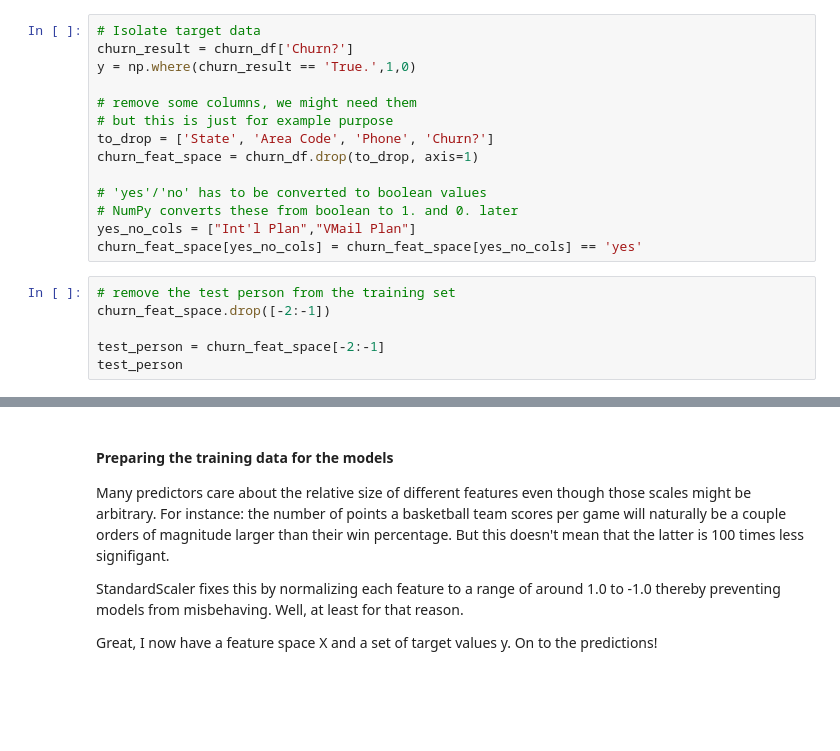
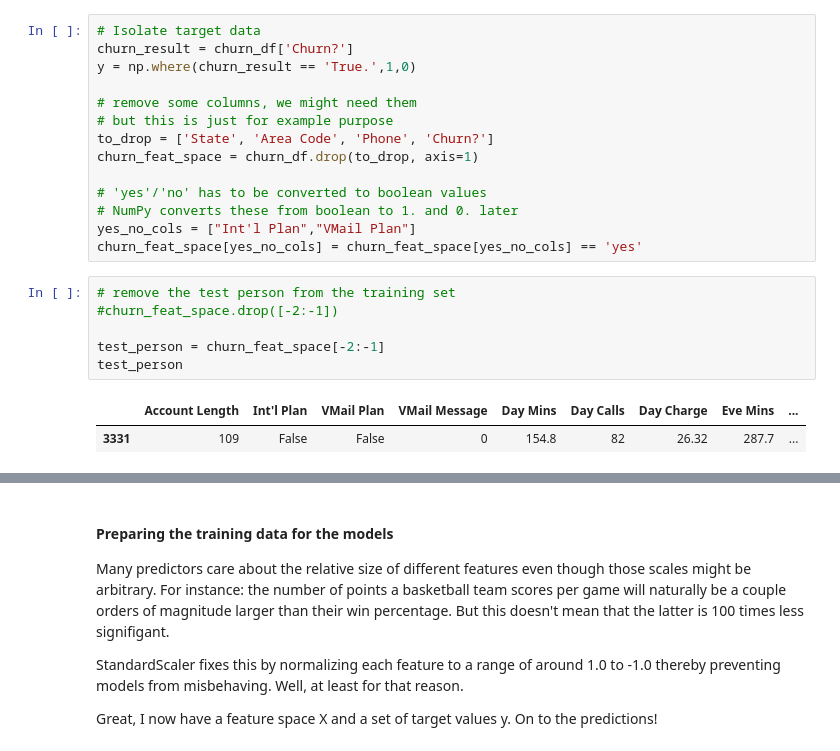
Before and after one commit to eleijonmarck/analytics-workflow-showcase, a Jupyter notebook: notebooks/churnBabyChurn.ipynb, the cells around one changed output, grey strips where cells are left out. Cells and saved outputs as stored; diff of their text form; blank space fills up the shorter version.

Commit message:
churnBabychurn

```diff
--- a/notebooks/churnBabyChurn.ipynb
+++ b/notebooks/churnBabyChurn.ipynb
@@ -99,10 +110,13 @@ yes_no_cols = ["Int'l Plan","VMail Plan"]
 churn_feat_space[yes_no_cols] = churn_feat_space[yes_no_cols] == 'yes'
 # %%
 # remove the test person from the training set
-churn_feat_space.drop([-2:-1])
+#churn_feat_space.drop([-2:-1])
 
 test_person = churn_feat_space[-2:-1]
 test_person
+# %% [output]
+|  | Account Length | Int'l Plan | VMail Plan | VMail Message | Day Mins | Day Calls | Day Charge | Eve Mins | ... |
+| 3331 | 109 | False | False | 0 | 154.8 | 82 | 26.32 | 287.7 | ... |
 # %%
 expected_test_person_churn = y[-1]
 print(expected_test_person_churn)
```
Also changed, not shown: parts of 7 cells of this notebook, 4 other files.
